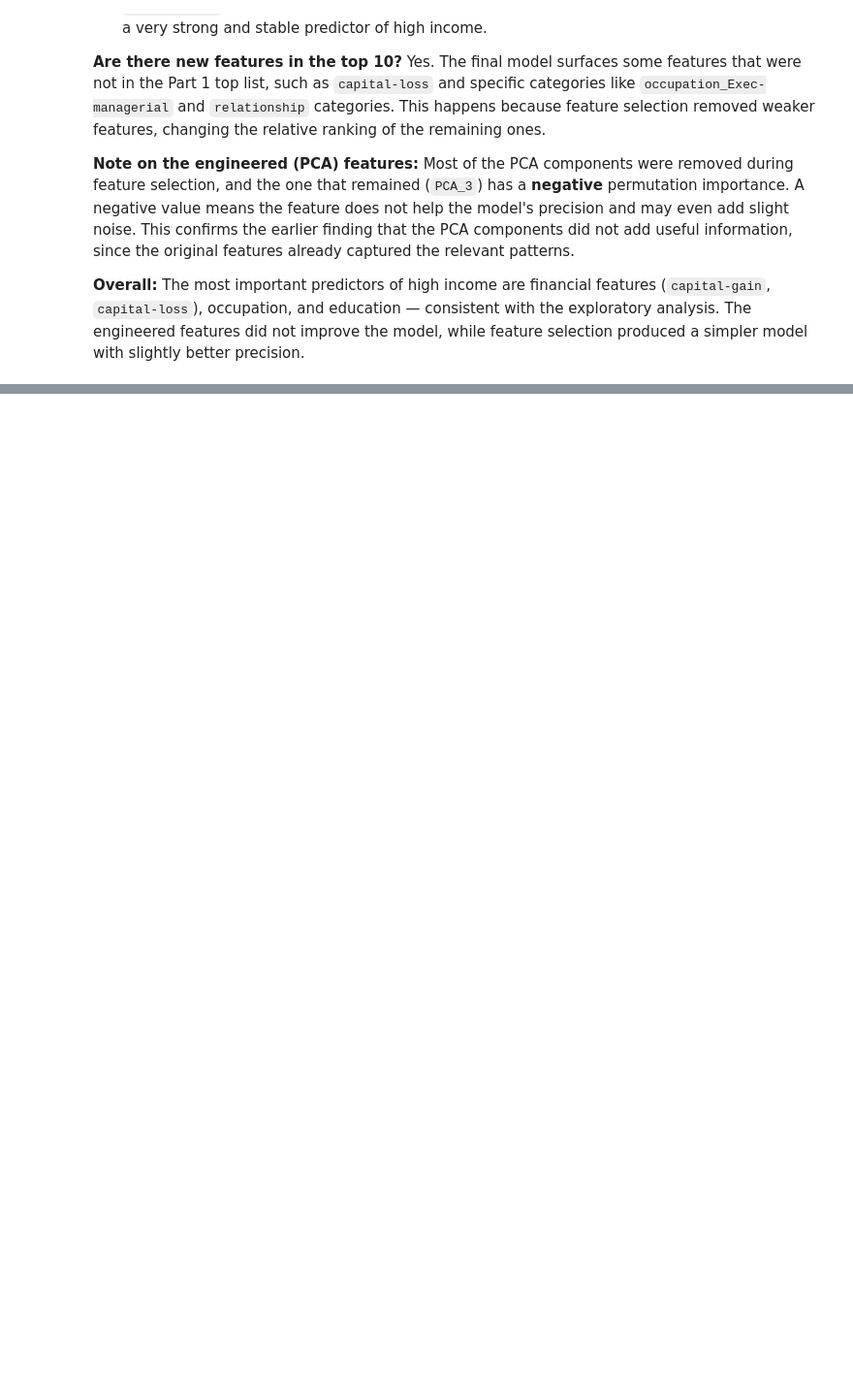
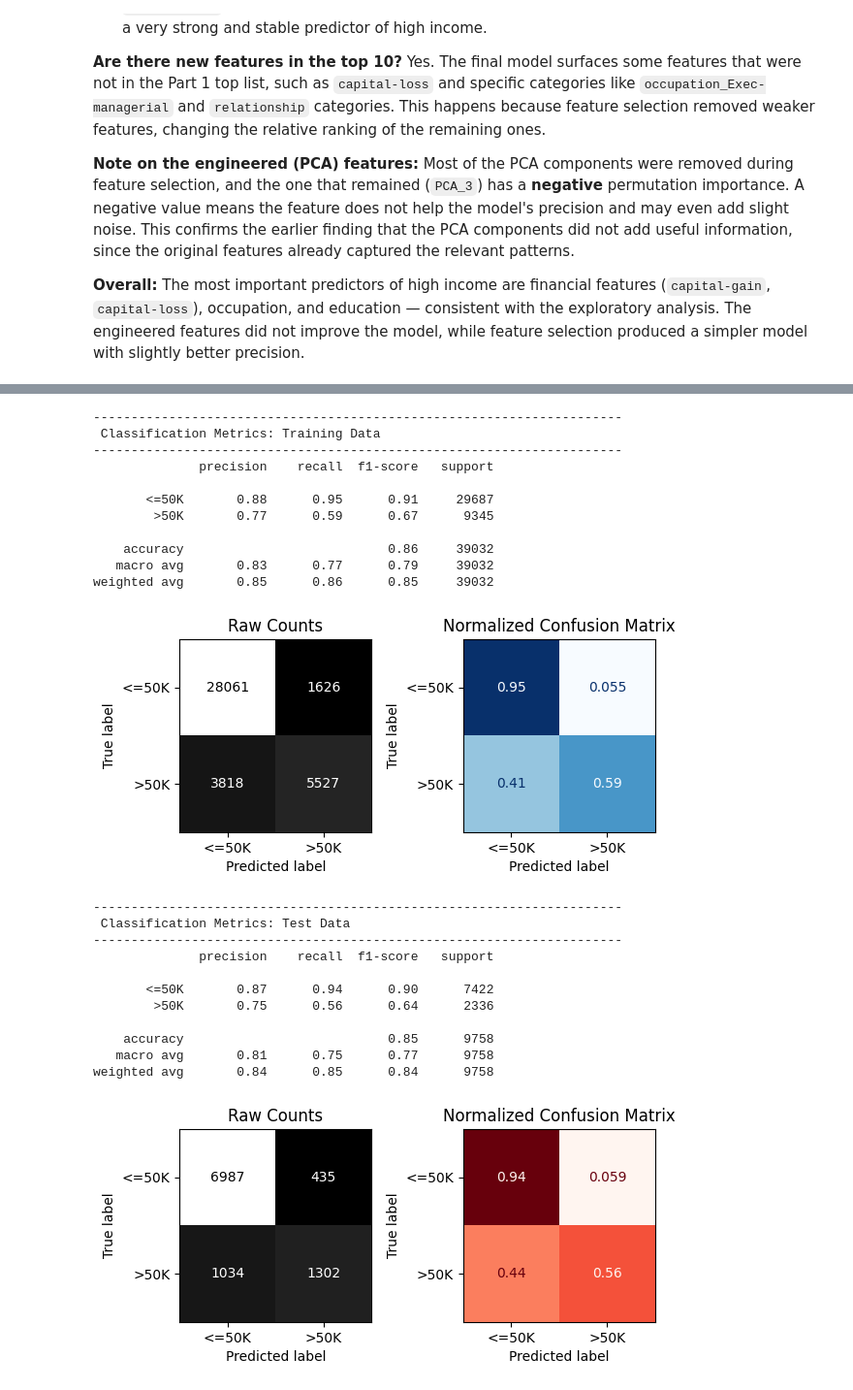
Before and after one commit to Hala-sala7/adult-income-dataset, a Jupyter notebook: project2.ipynb, the cells around one changed output, grey strips where cells are left out. Shown at 97% size. Cells and saved outputs as stored; diff of their text form; code cells hidden in the pictures; blank space fills up the shorter version.

```diff
--- a/project2.ipynb
+++ b/project2.ipynb
@@ -1446,0 +1480,8 @@ Most of the PCA components were removed during feature selection, and the one th
+# %%
+model_nn.compile(
+    optimizer='adam',
+    loss='binary_crossentropy',
+    metrics=['accuracy', keras.metrics.Precision(name='precision')]   # added precision
+)
+
+model_nn.summary()
@@ -1446,0 +1582,46 @@ Most of the PCA components were removed during feature selection, and the one th
+# %%
+import numpy as np
+
+class KerasModelWrapper:
+    def __init__(self, model, threshold=0.5):
+        self.model = model
+        self.threshold = threshold
+        self.label_map = {0: '<=50K', 1: '>50K'}
+
+    def predict(self, X):
+        probs = self.model.predict(X, verbose=0)
+        classes = (probs > self.threshold).astype(int).flatten()
+        return np.array([self.label_map[c] for c in classes])
+
+nn_wrapped = KerasModelWrapper(model_nn)
+# %%
+evaluate_classification(
+    nn_wrapped,
+    X_train_processed, y_train,
+    X_test_processed, y_test
+)
+# %% [output]
+----------------------------------------------------------------------
+ Classification Metrics: Training Data
+----------------------------------------------------------------------
+              precision    recall  f1-score   support
+
+       <=50K       0.88      0.95      0.91     29687
+        >50K       0.77      0.59      0.67      9345
+
+    accuracy                           0.86     39032
+   macro avg       0.83      0.77      0.79     39032
+weighted avg       0.85      0.86      0.85     39032
+[figure, added]
+----------------------------------------------------------------------
+ Classification Metrics: Test Data
+----------------------------------------------------------------------
+              precision    recall  f1-score   support
+
+       <=50K       0.87      0.94      0.90      7422
+        >50K       0.75      0.56      0.64      2336
+
+    accuracy                           0.85      9758
+   macro avg       0.81      0.75      0.77      9758
+weighted avg       0.84      0.85      0.84      9758
+[figure, added]
```
Also changed, not shown: parts of 23 cells of this notebook.
